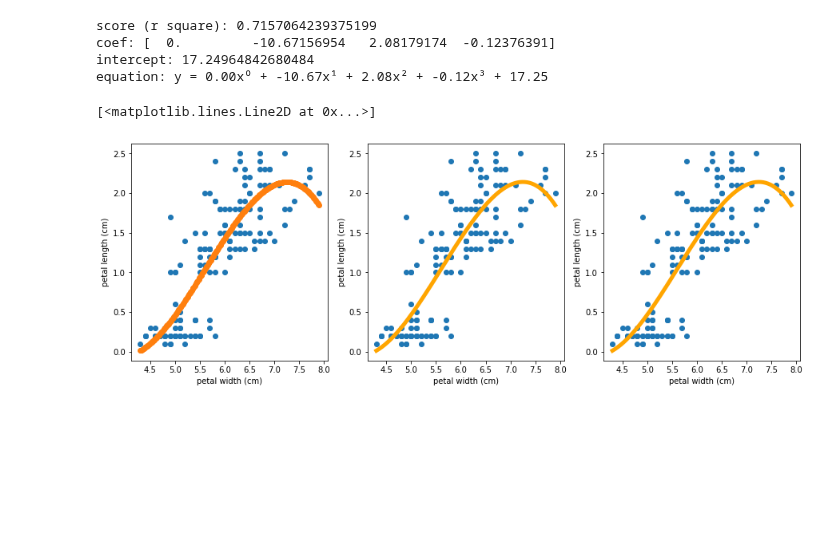
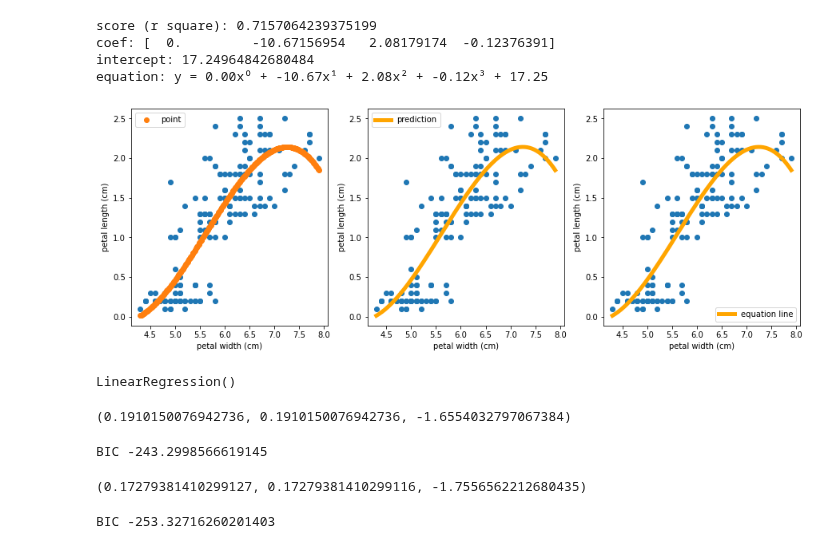
Before and after one commit to MartaVallejo/MachineLearning, a Jupyter notebook: PolynomialRegression.ipynb, the cells around one changed output. Drawn from its saved outputs; the diff is of its cells as text; code cells hidden in the pictures; blank space fills up the shorter version.

```diff
--- a/PolynomialRegression.ipynb
+++ b/PolynomialRegression.ipynb
@@ -68,7 +76,9 @@ for i in range(3):
     axs[i].scatter(X, y)
     axs[i].set_xlabel(iris['feature_names'][3])
     axs[i].set_ylabel(iris['feature_names'][2])
-axs[0].scatter(plt_x, y_pred)
-axs[1].plot(plt_x, y_pred, color='orange', linewidth=5)
-axs[2].plot(plt_x, y_equa, color='orange', linewidth=5)
+axs[0].scatter(plt_x, y_pred, label='point')
+axs[1].plot(plt_x, y_pred, color='orange', linewidth=5, label='prediction')
+axs[2].plot(plt_x, y_equa, color='orange', linewidth=5, label='equation line')
+for i in range(3):
+    axs[i].legend()
 # %% [output]
@@ -85,5 +102,6 @@ X_3.shape
 # %%
-reg.fit(X_3, y)
+reg3 = LinearRegression()
+reg3.fit(X_3, y)
 # %% [output]
 LinearRegression()
 # %%
@@ -100,17 +118,49 @@ equation: y = 0.00x⁰ + -10.67x¹ + 2.08x² + -0.12x³ + 17.25
 # %%
 plt_x = np.linspace(X[:,0].min(), X[:,0].max(), 300).reshape(-1,1)
 plt_x_squared= poly3.fit_transform(plt_x)
-y_pred = reg.predict(plt_x_squared)
-y_equa = np.array([reg.coef_[i] * (plt_x[:, 0]**i) for i in range(len(reg.coef_))]).sum(0) + reg.intercept_
+y_pred = reg3.predict(plt_x_squared)
+y_equa = np.array([reg3.coef_[i] * (plt_x[:, 0]**i) for i in range(len(reg3.coef_))]).sum(0) + reg3.intercept_
 # %%
 fig, axs = plt.subplots(1,3, figsize=(15,5))
 for i in range(3):
     axs[i].scatter(X, y)
     axs[i].set_xlabel(iris['feature_names'][3])
     axs[i].set_ylabel(iris['feature_names'][2])
-axs[0].scatter(plt_x, y_pred)
-axs[1].plot(plt_x, y_pred, color='orange', linewidth=5)
-axs[2].plot(plt_x, y_equa, color='orange', linewidth=5)
+axs[0].scatter(plt_x, y_pred, label='point')
+axs[1].plot(plt_x, y_pred, color='orange', linewidth=5, label='prediction')
+axs[2].plot(plt_x, y_equa, color='orange', linewidth=5, label='equation line')
+for i in range(3):
+    axs[i].legend()
 # %% [output]
-[<matplotlib.lines.Line2D at 0x...>]
-[figure, old version]
+[figure, new version]
+# %%
+reg1 = LinearRegression()
+reg1.fit(X, y)
+# %% [output]
+LinearRegression()
+# %%
+k = 1
+n = len(X)
+sigma = (1/n) * sum((y - reg1.predict(X)) ** 2)
+rssn = 1/n * ((y - reg1.predict(X))**2).sum()
+rssn, sigma, np.log(sigma)
+# %% [output]
+(0.1910150076942736, 0.1910150076942736, -1.6554032797067384)
+# %%
+bic = n*np.log(sigma) + k*np.log(n)
+print("BIC", bic)
+# %% [output]
+BIC -243.2998566619145
+# %%
+k = 2
+n = len(X_)
+sigma = (1/n) * sum((y - reg.predict(X_)) ** 2)
+rssn = 1/n * ((y - reg.predict(X_))**2).sum()
+rssn, sigma, np.log(sigma)
+# %% [output]
+(0.17279381410299127, 0.17279381410299116, -1.7556562212680435)
+# %%
+bic = n*np.log(sigma) + k*np.log(n)
+print("BIC", bic)
+# %% [output]
+BIC -253.32716260201403
```
Also changed, not shown: parts of 16 cells of this notebook.
